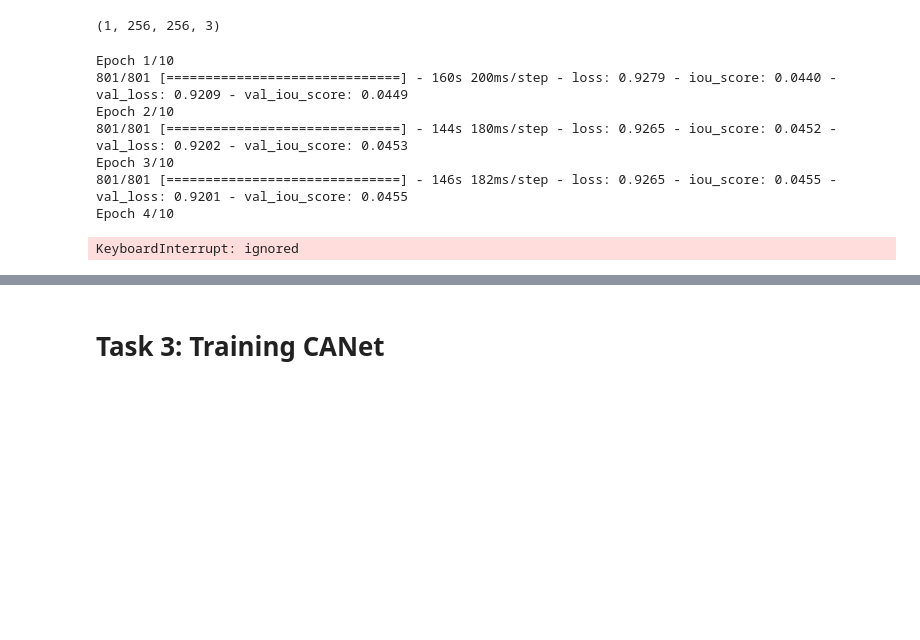
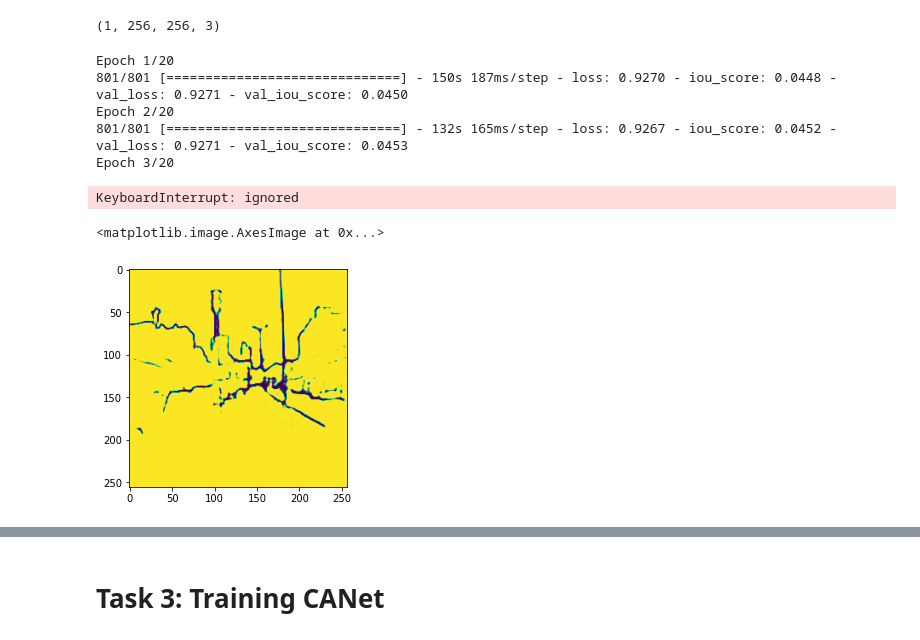
Before and after one commit to akmaleache/Segmentation-, a Jupyter notebook: Segmentation_Assignment.ipynb, the cells around one changed output, grey strips where cells are left out. Drawn from its saved outputs; the diff is of its cells as text; code cells hidden in the pictures; blank space fills up the shorter version.

```diff
--- a/Segmentation_Assignment.ipynb
+++ b/Segmentation_Assignment.ipynb
@@ -568,7 +570,7 @@ assert train_dataloader[0][1].shape == (BATCH_SIZE, 256,256, 21)
 # custom callback for initializing lr before training
 class init_lr(tf.keras.callbacks.Callback):
     def on_train_begin(self, logs = {}):
-        K.set_value(self.model.optimizer.lr, 0.0001)
+        K.set_value(self.model.optimizer.lr, 0.001)
 
 # define callbacks for learning rate scheduling and best checkpoints saving
 callbacks = [
@@ -583,11 +585,21 @@ callbacks = [
 history = model.fit_generator(train_dataloader, steps_per_epoch=int(len(train_dataloader)/4), epochs=20,\
                               validation_data=test_dataloader,callbacks=callbacks)
 # %% [output]
-Epoch 1/10
-801/801 [==============================] - 160s 200ms/step - loss: 0.9279 - iou_score: 0.0440 - val_loss: 0.9209 - val_iou_score: 0.0449
-Epoch 2/10
-801/801 [==============================] - 144s 180ms/step - loss: 0.9265 - iou_score: 0.0452 - val_loss: 0.9202 - val_iou_score: 0.0453
-Epoch 3/10
-801/801 [==============================] - 146s 182ms/step - loss: 0.9265 - iou_score: 0.0455 - val_loss: 0.9201 - val_iou_score: 0.0455
-Epoch 4/10
+Epoch 1/20
+801/801 [==============================] - 150s 187ms/step - loss: 0.9270 - iou_score: 0.0448 - val_loss: 0.9271 - val_iou_score: 0.0450
+Epoch 2/20
+801/801 [==============================] - 132s 165ms/step - loss: 0.9267 - iou_score: 0.0452 - val_loss: 0.9271 - val_iou_score: 0.0453
+Epoch 3/20
 KeyboardInterrupt: ignored
+# %%
+im = cv2.imread('/content/data/images/201/frame0029_leftImg8bit.jpg', cv2.IMREAD_UNCHANGED)
+im = cv2.resize(im,(256,256),interpolation=cv2.INTER_AREA)
+im = cv2.cvtColor(im, cv2.COLOR_BGR2RGB)
+im = im[np.newaxis,:,:,:]
+pre = model.predict(im)
+pre.shape
+pre = pre[0,:,:,:]
+plt.imshow(tf.keras.preprocessing.image.array_to_img(pre))
+# %% [output]
+<matplotlib.image.AxesImage at 0x...>
+[figure, added]
```
Also changed, not shown: parts of 6 cells of this notebook.
